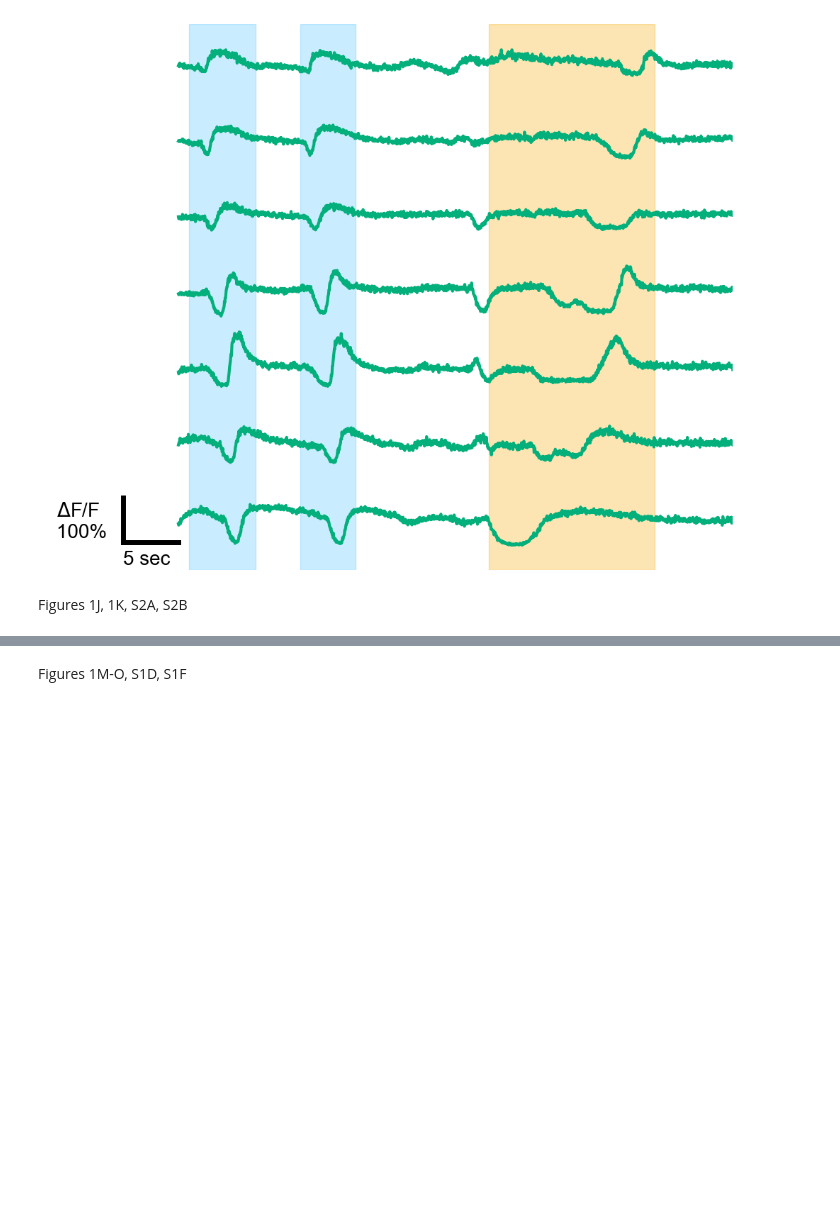
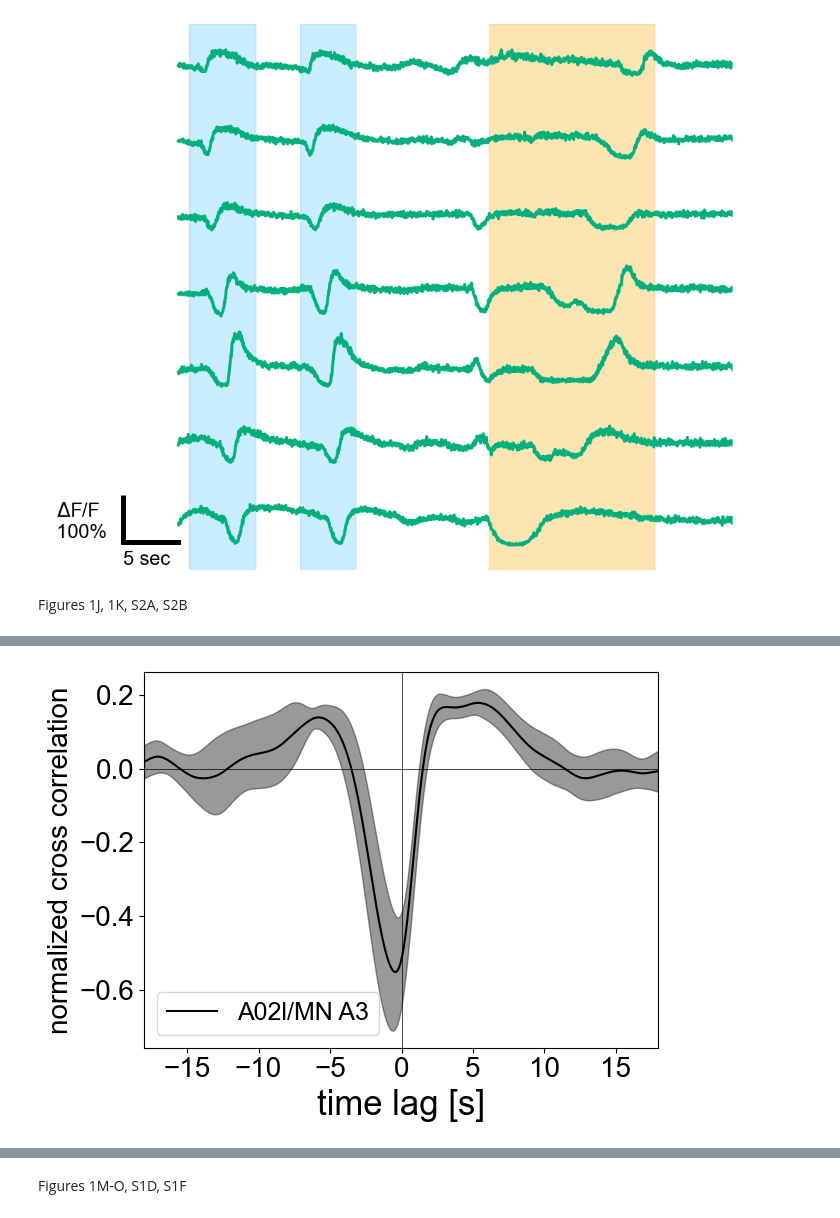
Before and after one commit to takahisad/Date_2026_A02l, a Jupyter notebook: codes/Fig1_S1_S2.ipynb, the cells around one changed output, grey strips where cells are left out. Saved outputs shown, nothing was run; the diff lists cells and outputs as text; code cells hidden in the pictures; blank space fills up the shorter version.

```diff
--- a/codes/Fig1_S1_S2.ipynb
+++ b/codes/Fig1_S1_S2.ipynb
@@ -119,2 +149,34 @@ Figures 1J, 1K, S2A, S2B
 # %%
 #Fig S2B
+#load cross-correlation data of A02l and MN neurons in A3 segment
+files = glob.glob('../data/Fig1_S1_S2/FigS2B_data/*.h5')
+#interlolating traces
+ip1 = scipy.interpolate.interp1d
+dt=0.06
+time=np.arange(-300,300)*dt
+correlation_traces=[]
+for file in files:
+    data=h5py.File(file, 'r')
+    for i in range(len(data['correlation_traces'])):
+        fitted_correlation_curve = ip1(data['lag'][0], data['correlation_traces'][i]) #lienarly interpolate the traces
+        correlation_traces.append(fitted_correlation_curve(time))
+    data.close()
+correlation_traces=np.array(correlation_traces)
+#plot mean traces
+plt.rcParams["font.family"] = "Arial"
+plt.plot(time, correlation_traces.mean(axis=0), c='k', label='A02l/MN A3')
+plt.fill_between(time, correlation_traces.mean(axis=0)+np.std(correlation_traces, axis=0),
+                 correlation_traces.mean(axis=0)-np.std(correlation_traces, axis=0), color='k', alpha=0.4)
+plt.axhline(0, c='k', lw=0.5)
+plt.axvline(0, c='k', lw=0.5)
+plt.xlim(time[0],time[-1])
+
+plt.xticks(fontsize=20)
+plt.yticks(fontsize=20)
+plt.xlabel('time lag [s]',fontsize=25)
+plt.ylabel('normalized cross correlation', fontsize=20)
+plt.tight_layout()
+plt.legend(fontsize=18)
+plt.savefig('figures/FigS2B.svg')
+# %% [output]
+[figure, added]
```
Also changed, not shown: parts of 10 cells of this notebook, 35 other files.
